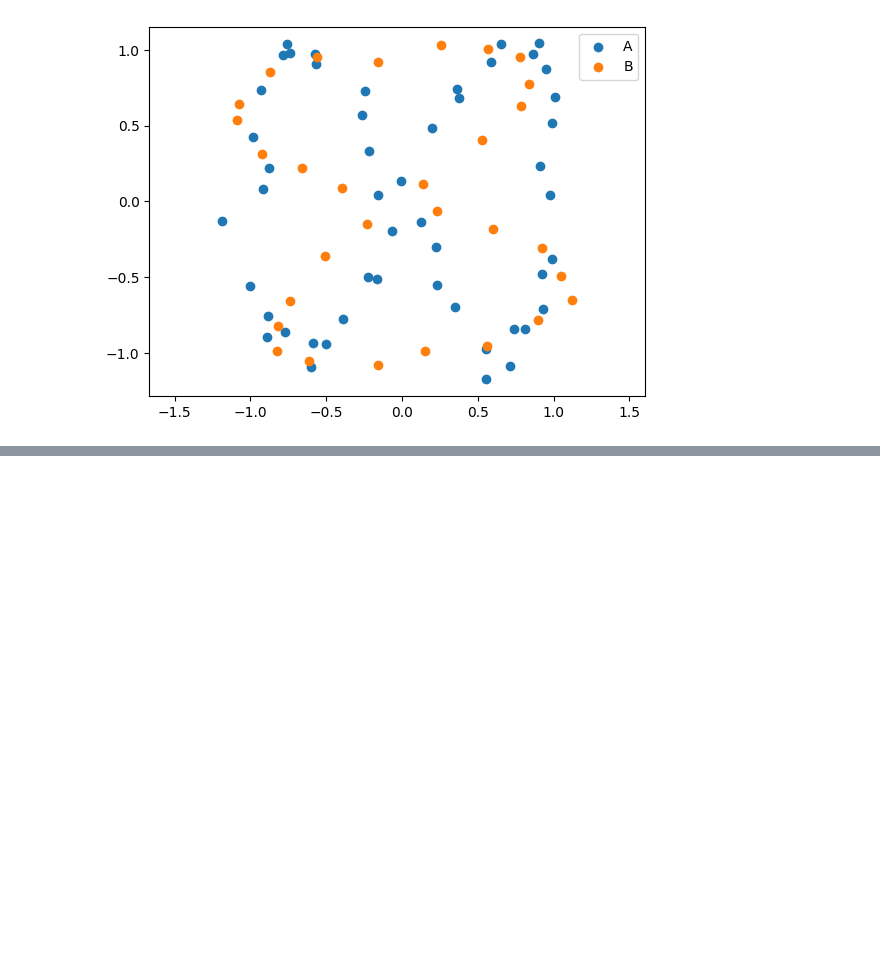
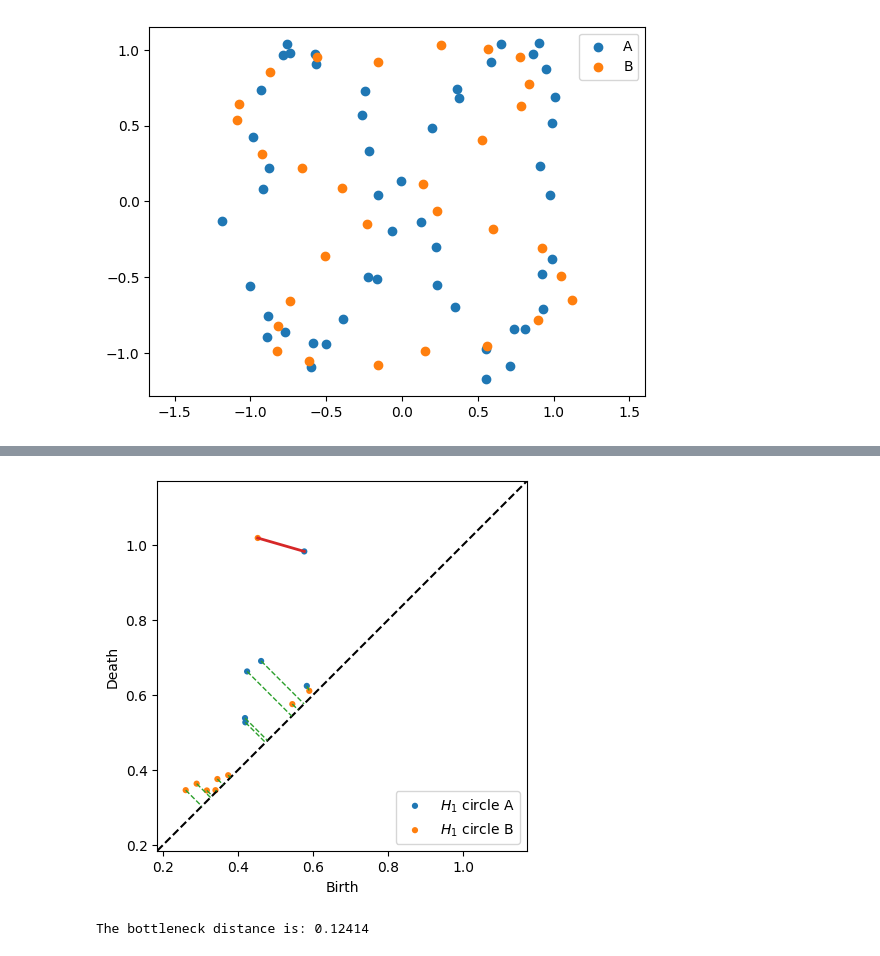
Before and after one commit to atorras1618/Miscellaneous-TDA-notebooks, a Jupyter notebook: Brief_Introduction_to_Persistent_Homology_using_scikit_tda.ipynb, the cells around one changed output, grey strips where cells are left out. Cells and saved outputs as stored; diff of their text form; code cells hidden in the pictures; blank space fills up the shorter version.

```diff
--- a/Brief_Introduction_to_Persistent_Homology_using_scikit_tda.ipynb
+++ b/Brief_Introduction_to_Persistent_Homology_using_scikit_tda.ipynb
@@ -239,0 +269,11 @@ The bottleneck distance is: 0.05409
+# %%
+circle_A_phdgms = rips.fit_transform(circle_A)
+circle_B_phdgms = rips.fit_transform(circle_B)
+# %%
+distance_bottleneck, matching = persim.bottleneck(circle_A_phdgms[1], circle_B_phdgms[1], matching=True)
+persim.bottleneck_matching(circle_A_phdgms[1], circle_B_phdgms[1], matching, labels=['$H_1$ circle A', '$H_1$ circle B'])
+plt.show()
+print("The bottleneck distance is: " + str(distance_bottleneck)[:7])
+# %% [output]
+[figure, added]
+The bottleneck distance is: 0.12414
```
Also changed, not shown: parts of 6 cells of this notebook.
